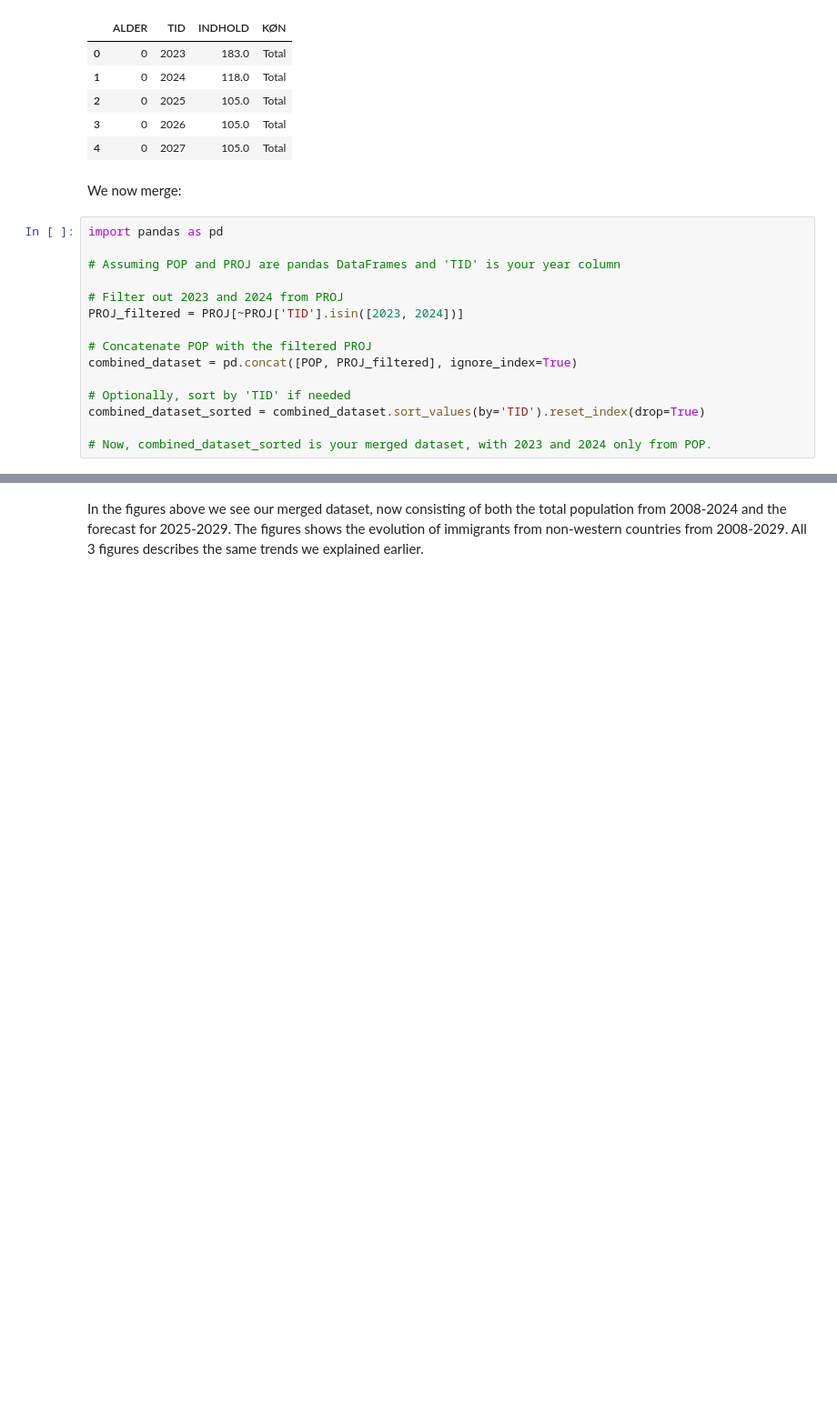
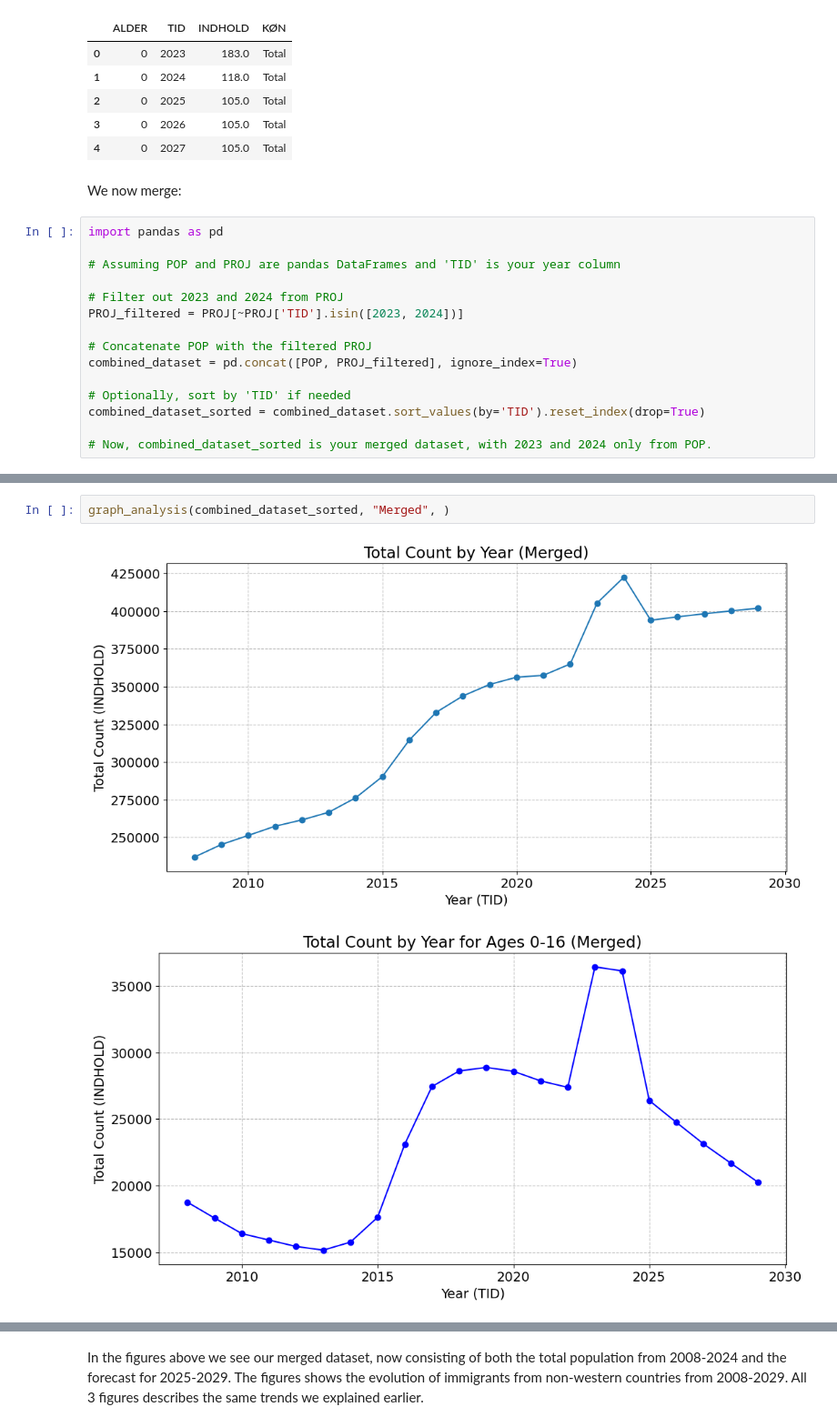
Before and after one commit to NumEconCopenhagen/projects-2024-team-westenholz, a Jupyter notebook: dataproject/dataproject.ipynb, the cells around one changed output, grey strips where cells are left out. Shown: that part at 91% size. Cells and saved outputs as stored; diff of their text form; blank space fills up the shorter version.

```diff
--- a/dataproject/dataproject.ipynb
+++ b/dataproject/dataproject.ipynb
@@ -452,0 +308,5 @@ plt.show()
+# %%
+graph_analysis(combined_dataset_sorted, "Merged", )
+# %% [output]
+[figure, added]
+[figure, added]
```
Also changed, not shown: parts of 20 cells of this notebook, 1 other file.
